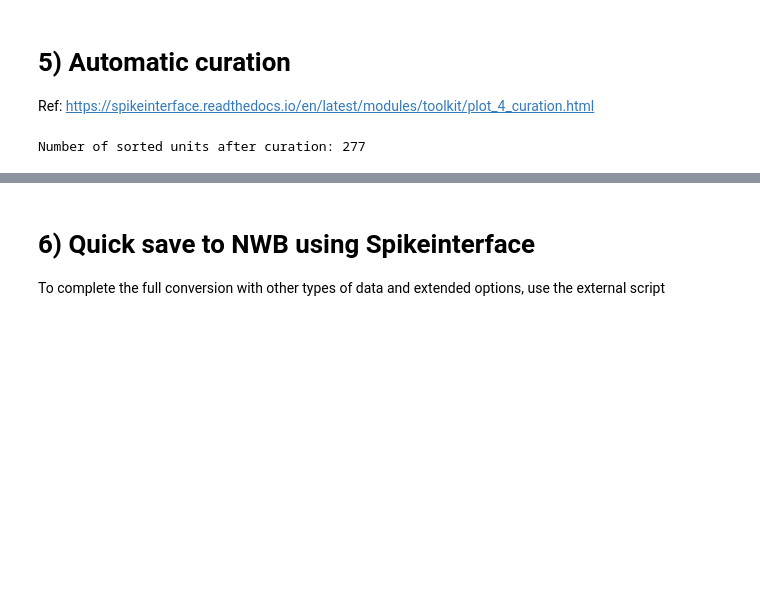
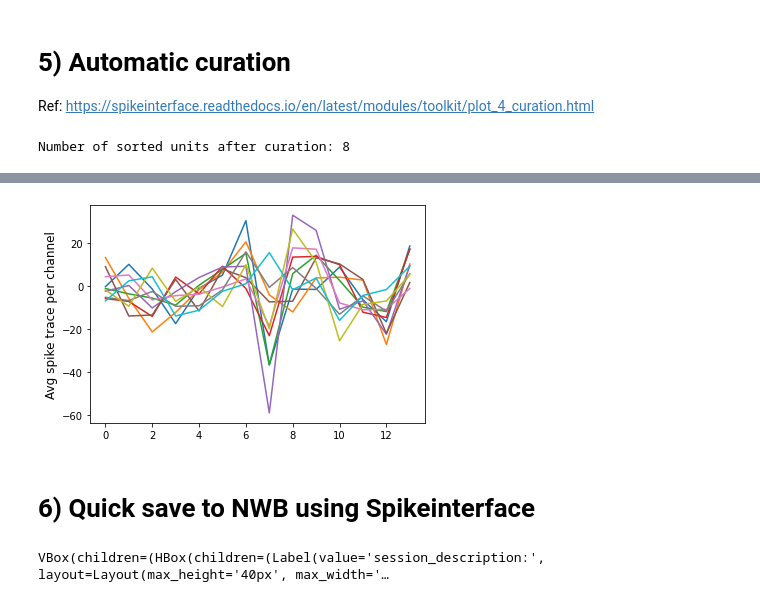
Before and after one commit to catalystneuro/movshon-lab-to-nwb, a Jupyter notebook: tutorials/spikeglx_spikeinterface_pipeline.ipynb, the cells around one changed output, grey strips where cells are left out. Drawn from its saved outputs; the diff is of its cells as text; code cells hidden in the pictures; blank space fills up the shorter version.

```diff
--- a/tutorials/spikeglx_spikeinterface_pipeline.ipynb
+++ b/tutorials/spikeglx_spikeinterface_pipeline.ipynb
@@ -321,10 +304,9 @@ print(f'Number of sorted units after curation: {len(sorting_curated.get_unit_ids
 waveforms_curated = st.postprocessing.get_unit_waveforms(rec_to_sort, sorting_curated, **postprocessing_params)
 
 # Visualize spike waverforms
-unit_id = 10
+unit_id = 0
 
-sorting_curated.get_unit_spike_train(unit_id=10)
-wv = sorting_curated.get_unit_spike_features(unit_id=10, feature_name='waveforms')
+wv = sorting_curated.get_unit_spike_features(unit_id=unit_id, feature_name='waveforms')
 
 avg_wv = np.mean(wv, axis=0)
 
@@ -333,4 +315,4 @@ plt.plot(avg_wv.T)
 plt.ylabel('Avg spike trace per channel', fontsize=12)
 plt.show()
 # %% [output]
-Number of sorted units after curation: 277
+Number of sorted units after curation: 8
@@ -339,4 +319,3 @@ Number of sorted units after curation: 277
+[figure, added]
 # %% [markdown]
 # 6) Quick save to NWB using Spikeinterface
-
-To complete the full conversion with other types of data and extended options, use the external script
@@ -342,0 +336,10 @@ To complete the full conversion with other types of data and extended options, u
+# %%
+# Check NWB file with widgets
+from pynwb import NWBFile, NWBHDF5IO
+from nwbwidgets import nwb2widget
+
+io = NWBHDF5IO(output_nwb, 'r')
+nwbfile = io.read()
+nwb2widget(nwbfile)
+# %% [output]
+VBox(children=(HBox(children=(Label(value='session_description:', layout=Layout(max_height='40px', max_width='…
```
Also changed, not shown: parts of 13 cells of this notebook, 6 other files.
